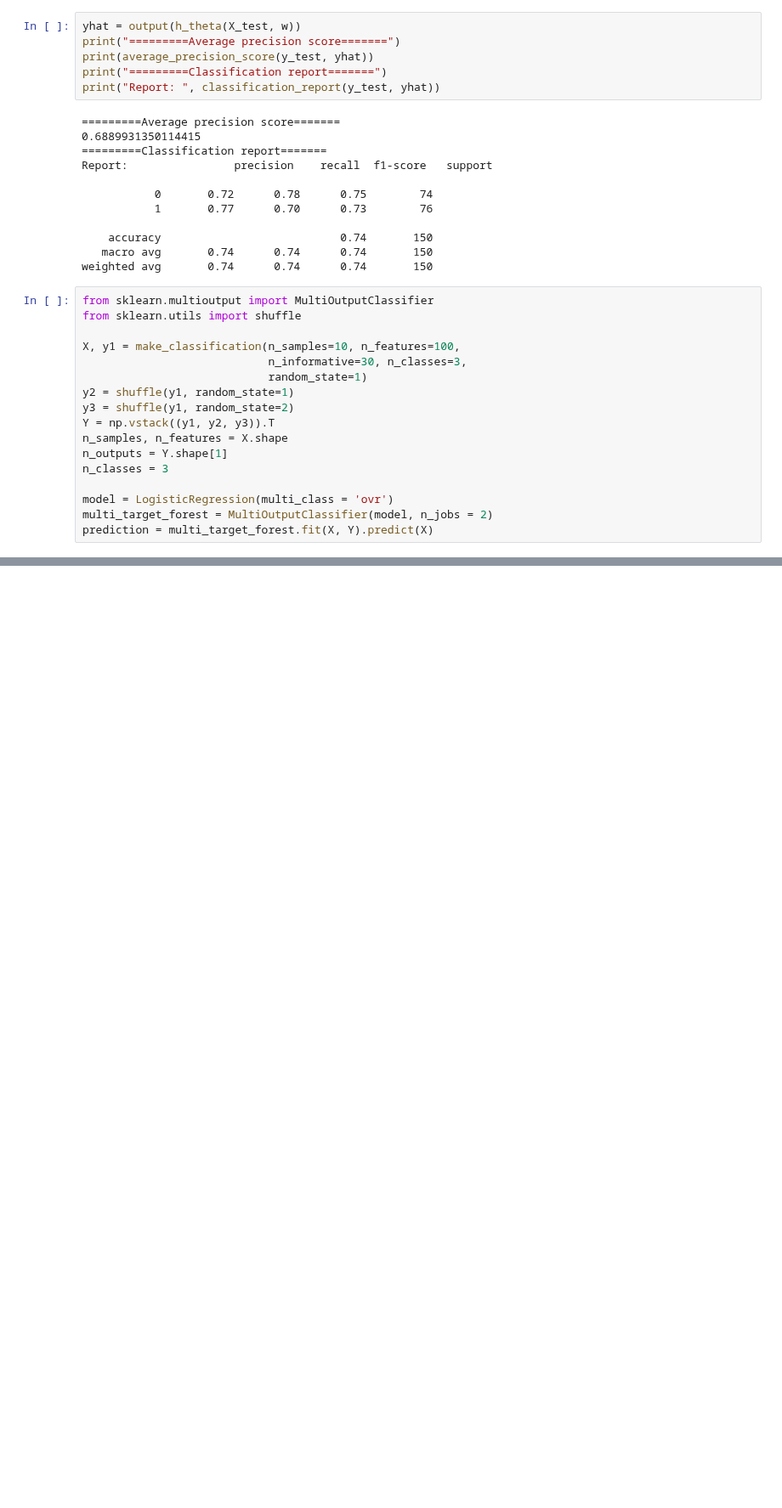
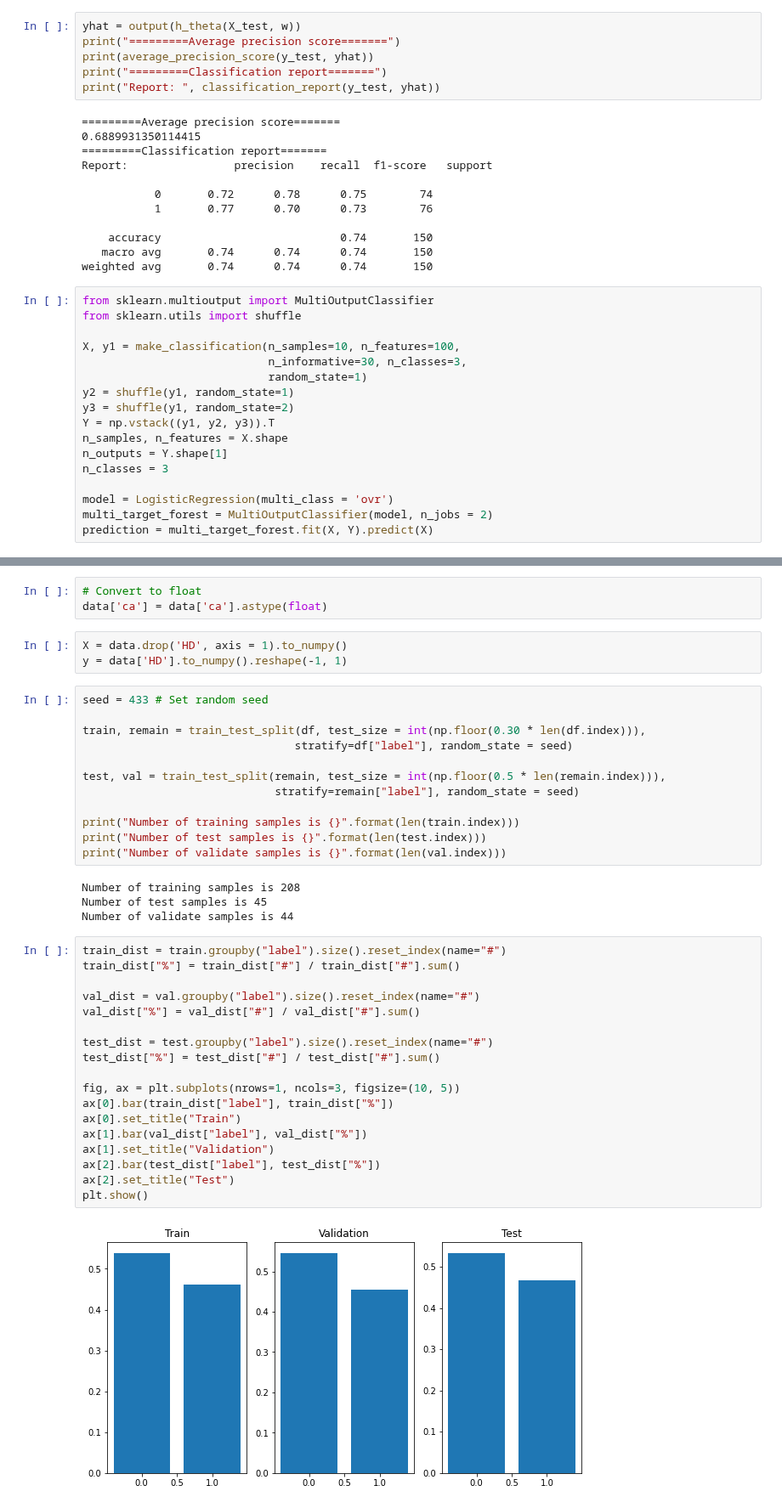
Before and after one commit to rrwabina/RADI608, a Jupyter notebook: Python Lectures/03 Logistic Regression/src/3 Logistic Regression.ipynb, the cells around one changed output, grey strips where cells are left out. Shown at 85% size. Drawn from its saved outputs; the diff is of its cells as text; blank space fills up the shorter version.

```diff
--- a/Python Lectures/3 Logistic Regression.ipynb
+++ b/Python Lectures/03 Logistic Regression/src/3 Logistic Regression.ipynb
@@ -288,0 +414,42 @@ y = df['label'].to_numpy().reshape(-1, 1)
+# %%
+# Convert to float
+data['ca'] = data['ca'].astype(float)
+# %%
+X = data.drop('HD', axis = 1).to_numpy()
+y = data['HD'].to_numpy().reshape(-1, 1)
+# %%
+seed = 433 # Set random seed
+
+train, remain = train_test_split(df, test_size = int(np.floor(0.30 * len(df.index))),
+                                stratify=df["label"], random_state = seed)
+
+test, val = train_test_split(remain, test_size = int(np.floor(0.5 * len(remain.index))),
+                             stratify=remain["label"], random_state = seed)
+
+print("Number of training samples is {}".format(len(train.index)))
+print("Number of test samples is {}".format(len(test.index)))
+print("Number of validate samples is {}".format(len(val.index)))
+# %% [output]
+Number of training samples is 208
+Number of test samples is 45
+Number of validate samples is 44
+# %%
+train_dist = train.groupby("label").size().reset_index(name="#")
+train_dist["%"] = train_dist["#"] / train_dist["#"].sum()
+
+val_dist = val.groupby("label").size().reset_index(name="#")
+val_dist["%"] = val_dist["#"] / val_dist["#"].sum()
+
+test_dist = test.groupby("label").size().reset_index(name="#")
+test_dist["%"] = test_dist["#"] / test_dist["#"].sum()
+
+fig, ax = plt.subplots(nrows=1, ncols=3, figsize=(10, 5))
+ax[0].bar(train_dist["label"], train_dist["%"])
+ax[0].set_title("Train")
+ax[1].bar(val_dist["label"], val_dist["%"])
+ax[1].set_title("Validation")
+ax[2].bar(test_dist["label"], test_dist["%"])
+ax[2].set_title("Test")
+plt.show()
+# %% [output]
+[figure, added]
```
Also changed, not shown: parts of 8 cells of this notebook, 7 other files.
